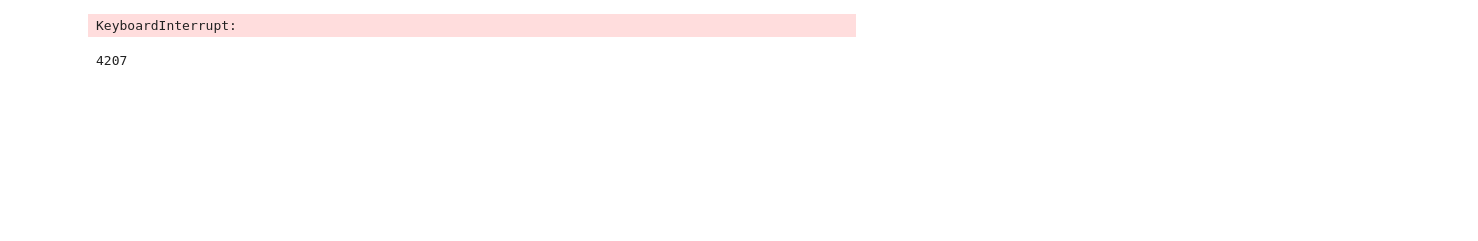
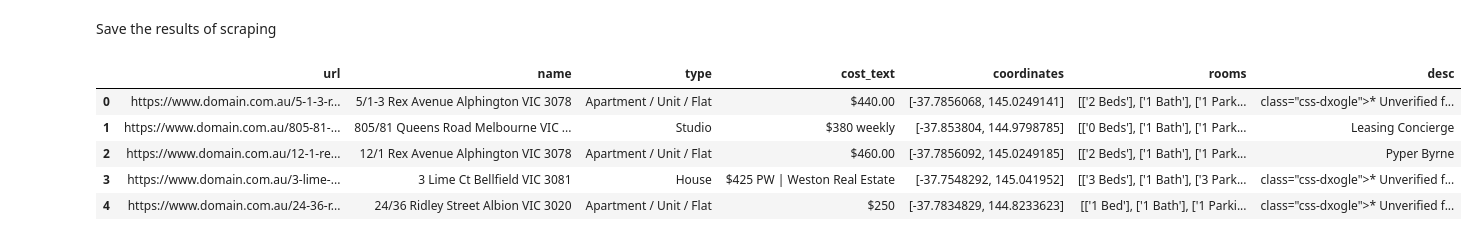
Before and after one commit to MAST30034-Applied-Data-Science/generic-real-estate-consulting-project-group-0, a Jupyter notebook: notebooks/scraping.ipynb, the cells around one changed output. Saved outputs shown, nothing was run; the diff lists cells and outputs as text; code cells hidden in the pictures; blank space fills up the shorter version.

Commit message:
scraping done

```diff
--- a/notebooks/scraping.ipynb
+++ b/notebooks/scraping.ipynb
@@ -62,3 +77,9 @@ KeyboardInterrupt:
+# %%
+temp = []
+for i in url_links:
+    if not i in scraped_url:
+        temp.append(i)
+url_links = temp
 # %%
 len(url_links)
 # %% [output]
@@ -76,9 +97,10 @@ with open(f'{property_files}/property_url.csv', 'w') as csvfile:
         csvwriter.writerow([x])
 # %%
 # for each url, scrape some basic metadata
-count = 0
+# this segment of code may need to be modified if domain.com.au makes any changes
+# this code is valid at the time of 12 September
 for property_url in tqdm(url_links):
-    count += 1
+    # count += 1
     # bs_object = BeautifulSoup(urlopen(url), "lxml")
     bs_object = BeautifulSoup(requests.get(property_url, headers = headers).text, "html.parser")
     # looks for the header class to get property name
@@ -111,13 +133,27 @@ for property_url in tqdm(url_links):
     property_metadata[property_url]['desc'] = re.sub(r'<br\/>', '\n', str(bs_object.find("p"))).strip('</p>')
     # print(property_metadata[property_url]['desc'])
     # sleep(round(3*random(),2))
-# %% [output]
-KeyboardInterrupt:
+# %% [markdown]
+Save the results of scraping
+# %%
+if os.path.exists(f'{property_files}/property_metadata.json'):
+    with open(f'{property_files}/property_metadata.json', 'r') as f:
+        data = json.load(f)
+    d = defaultdict(list, data)
+    for key, value in d.items():
+        for subkey, subvalue in value.items():
+            property_metadata[key][subkey] = subvalue
 # %%
 with open(f'{property_files}/property_metadata.json', 'w') as f:
-    dump(property_metadata, f)
+    json.dump(property_metadata, f)
-# %%
-print(len(property_metadata))
-# %% [output]
-4207
+# %%
+if os.path.exists(f'{property_files}/property_metadata.csv'):
+    df = pd.read_csv(f'{property_files}/property_metadata.csv')
+# %% [output]
+|  | url | name | type | cost_text | coordinates | rooms | desc |
+| 0 | https://www.domain.com.au/5-1-3-r... | 5/1-3 Rex Avenue Alphington VIC 3078 | Apartment / Unit / Flat | $440.00 | [-37.7856068, 145.0249141] | [['2 Beds'], ['1 Bath'], ['1 Park... | class="css-dxogle">* Unverified f... |
+| 1 | https://www.domain.com.au/805-81-... | 805/81 Queens Road Melbourne VIC ... | Studio | $380 weekly | [-37.853804, 144.9798785] | [['0 Beds'], ['1 Bath'], ['1 Park... | Leasing Concierge |
+| 2 | https://www.domain.com.au/12-1-re... | 12/1 Rex Avenue Alphington VIC 3078 | Apartment / Unit / Flat | $460.00 | [-37.7856092, 145.0249185] | [['2 Beds'], ['1 Bath'], ['1 Park... | Pyper Byrne |
+| 3 | https://www.domain.com.au/3-lime-... | 3 Lime Ct Bellfield VIC 3081 | House | $425 PW | Weston Real Estate | [-37.7548292, 145.041952] | [['3 Beds'], ['1 Bath'], ['3 Park... | class="css-dxogle">* Unverified f... |
+| 4 | https://www.domain.com.au/24-36-r... | 24/36 Ridley Street Albion VIC 3020 | Apartment / Unit / Flat | $250 | [-37.7834829, 144.8233623] | [['1 Bed'], ['1 Bath'], ['1 Parki... | class="css-dxogle">* Unverified f... |
 # %%
```
Also changed, not shown: parts of 11 cells of this notebook.
